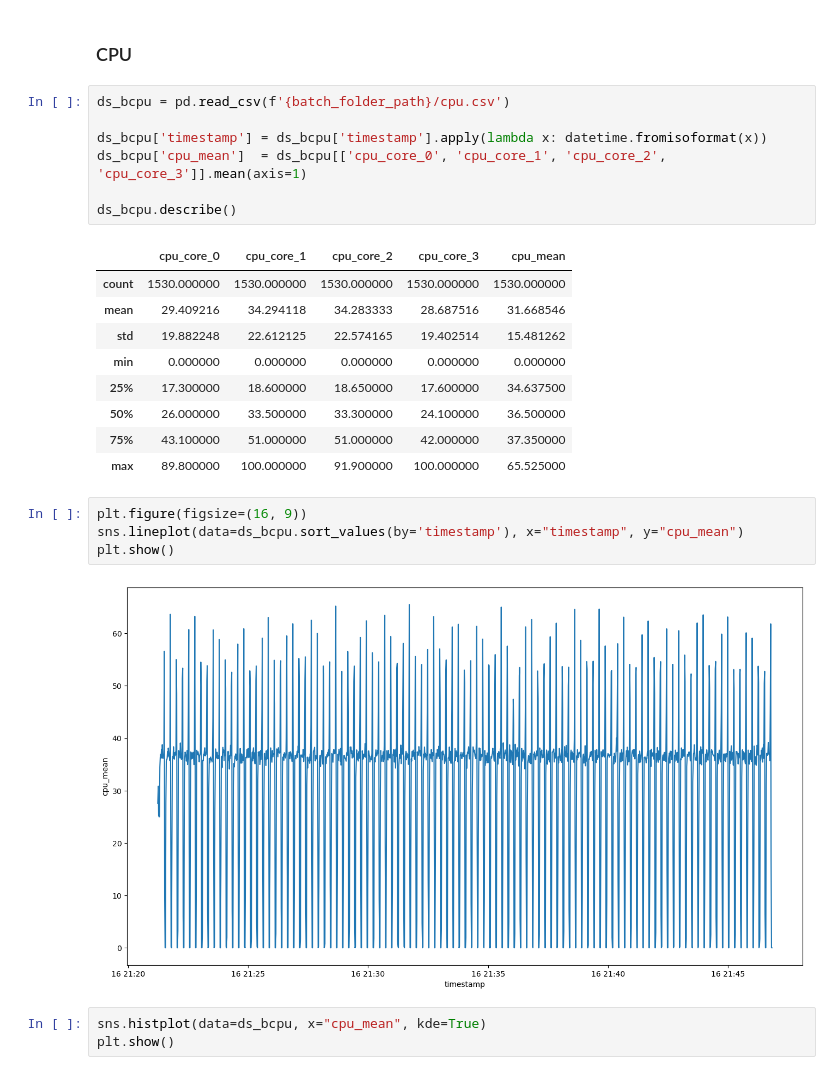
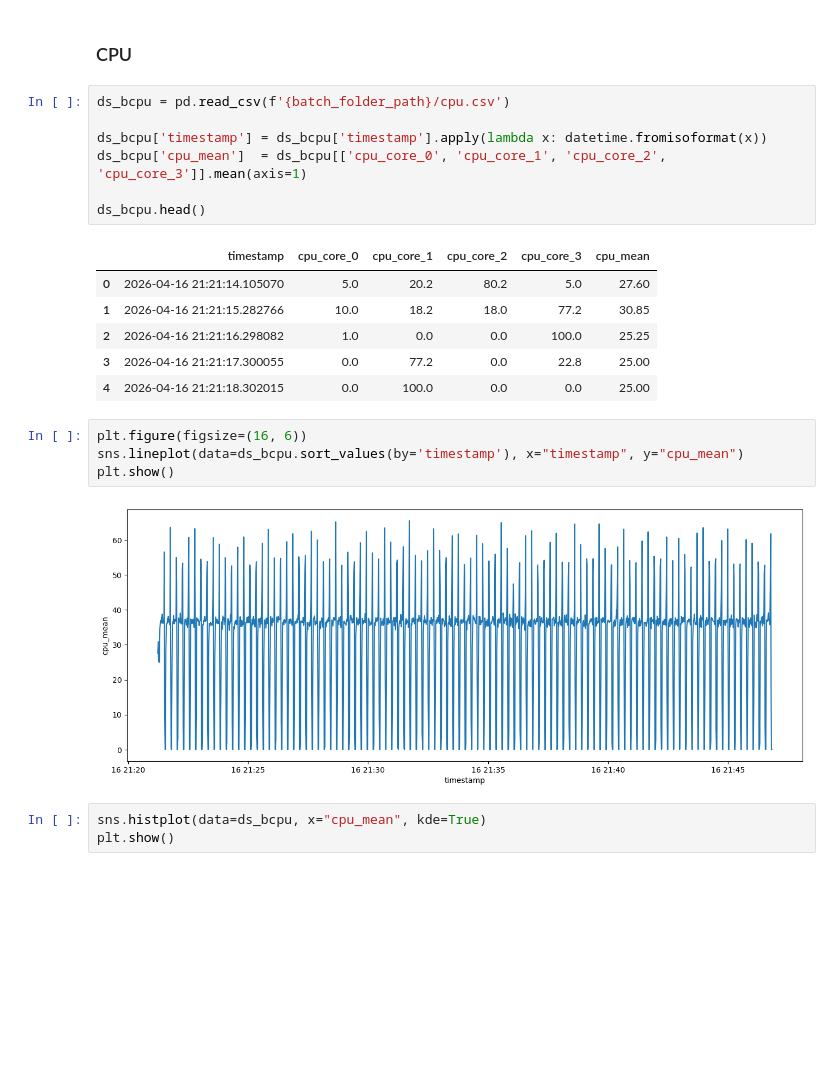
Before and after one commit to G4brielLB/cv-system-multiagent, a Jupyter notebook: data-analysis/analysis.ipynb, the cells around one changed output. Cells and saved outputs as stored; diff of their text form; blank space fills up the shorter version.

```diff
--- a/data-analysis/analysis.ipynb
+++ b/data-analysis/analysis.ipynb
@@ -196,23 +204,20 @@ ds_bcpu = pd.read_csv(f'{batch_folder_path}/cpu.csv')
 ds_bcpu['timestamp'] = ds_bcpu['timestamp'].apply(lambda x: datetime.fromisoformat(x))
 ds_bcpu['cpu_mean']  = ds_bcpu[['cpu_core_0', 'cpu_core_1', 'cpu_core_2', 'cpu_core_3']].mean(axis=1)
 
-ds_bcpu.describe()
+ds_bcpu.head()
 # %% [output]
-|  | cpu_core_0 | cpu_core_1 | cpu_core_2 | cpu_core_3 | cpu_mean |
-| count | 1530.000000 | 1530.000000 | 1530.000000 | 1530.000000 | 1530.000000 |
-| mean | 29.409216 | 34.294118 | 34.283333 | 28.687516 | 31.668546 |
-| std | 19.882248 | 22.612125 | 22.574165 | 19.402514 | 15.481262 |
-| min | 0.000000 | 0.000000 | 0.000000 | 0.000000 | 0.000000 |
-| 25% | 17.300000 | 18.600000 | 18.650000 | 17.600000 | 34.637500 |
-| 50% | 26.000000 | 33.500000 | 33.300000 | 24.100000 | 36.500000 |
-| 75% | 43.100000 | 51.000000 | 51.000000 | 42.000000 | 37.350000 |
-| max | 89.800000 | 100.000000 | 91.900000 | 100.000000 | 65.525000 |
+|  | timestamp | cpu_core_0 | cpu_core_1 | cpu_core_2 | cpu_core_3 | cpu_mean |
+| 0 | 2026-04-16 21:21:14.105070 | 5.0 | 20.2 | 80.2 | 5.0 | 27.60 |
+| 1 | 2026-04-16 21:21:15.282766 | 10.0 | 18.2 | 18.0 | 77.2 | 30.85 |
+| 2 | 2026-04-16 21:21:16.298082 | 1.0 | 0.0 | 0.0 | 100.0 | 25.25 |
+| 3 | 2026-04-16 21:21:17.300055 | 0.0 | 77.2 | 0.0 | 22.8 | 25.00 |
+| 4 | 2026-04-16 21:21:18.302015 | 0.0 | 100.0 | 0.0 | 0.0 | 25.00 |
 # %%
-plt.figure(figsize=(16, 9))
+plt.figure(figsize=(16, 6))
 sns.lineplot(data=ds_bcpu.sort_values(by='timestamp'), x="timestamp", y="cpu_mean")
 plt.show()
 # %% [output]
-[figure, old version]
+[figure, new version]
 # %%
 sns.histplot(data=ds_bcpu, x="cpu_mean", kde=True)
 plt.show()
```
Also changed, not shown: parts of 10 cells of this notebook, 52 other files.
